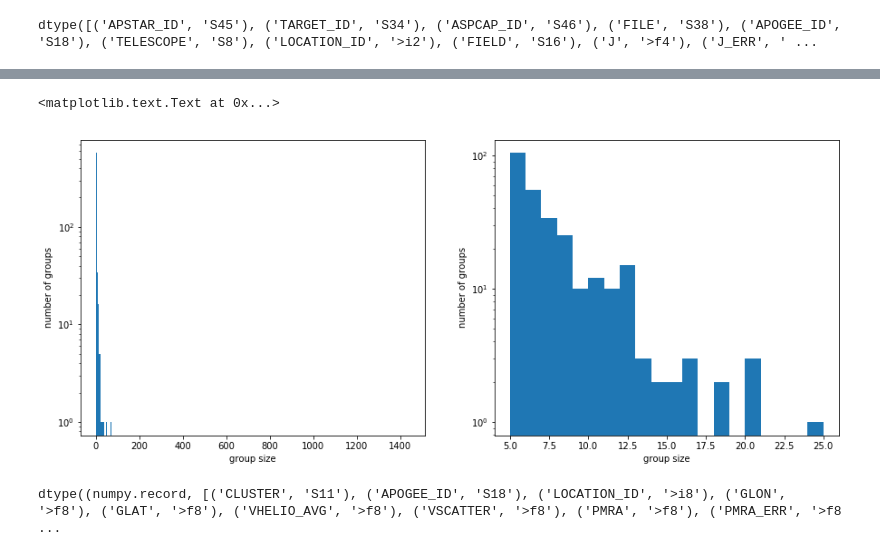
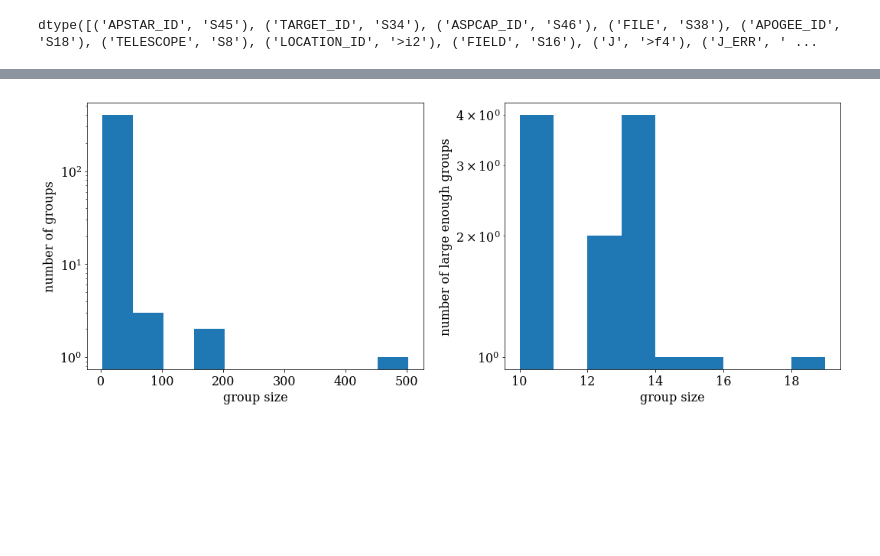
Before and after one commit to npricejones/clustercases, a Jupyter notebook: makeastronnfile.ipynb, the cells around one changed output, grey strips where cells are left out. Drawn from its saved outputs; the diff is of its cells as text; code cells hidden in the pictures; blank space fills up the shorter version.

```diff
--- a/makeastronnfile.ipynb
+++ b/makeastronnfile.ipynb
@@ -132,8 +178,9 @@ def gen_condition(elems,uplim,downlim,snrlim):
     return good
 # %%
 #elems = ['C','N','O','MG','AL','SI','P','S','K','CA','TI','V','CR','MN','FE','CO','NI']
-elems = ['C','N','O','MG','AL','SI','S','K','CA','TI','V','CR','MN','FE','NI']
-elems = ['C','N','O','MG','AL','SI','K','CA','FE','NI']
+elems = ['C','N','O','MG','AL','SI','S','K','CA','TI','V','MN','FE','NI']
+#elems = ['C','O','MG','AL','SI','S','CA','MN','FE','NI']
+#elems = ['C','N','O','MG','AL','SI','K','CA','FE','NI']
 def gen_condition(elems,uplim,downlim,snrlim):
     good = (allStar['SNR']>snrlim)
     for elem in elems:
@@ -166,6 +213,7 @@ for elem in elems:
     plt.hist(data[goodstars])
     plt.subplot(122)
     plt.hist(err[goodstars])
+    plt.tight_layout()
 
 plt.figure()
 plt.hist(allStar['SNR'][goodstars])
@@ -216,10 +286,12 @@ typ
 # %%
 # 0.15 - 0.17 seems to do the trick, as predicted for the optimistic case from paper when using 17 elems
 # 15 elems? - 0.125
-scalerange = np.arange(0.08,0.11,0.001)
+#scalerange = np.arange(0.08,0.11,0.005) # 10 elems
+scalerange = np.arange(0.1,0.14,0.005) # 15 elems
+#scalerange = np.arange(0.15,0.20,0.005) # 17 elems
 labellist = []
-for scale in scalerange:
-    print(scale)
+for s,scale in enumerate(scalerange):
+    print(s+1,len(scalerange),scale)
     db = DBSCAN(min_samples=3,
                 eps=scale*typ,n_jobs=1,
                 metric='precomputed').fit(dists)
@@ -247,11 +311,16 @@ for scale in scalerange:
 pcountls = []
 plabls = []
 csils = []
+allsils = []
 for l,labs in enumerate(labellist):
     print(l+1,len(scalerange))
     pcount,plabs = membercount(labs)
     minsize=9
-    sils = silhouette_samples(abundances,labs)
+    try:
+        sils = silhouette_samples(abundances,labs)
+    except ValueError:
+        sils = -np.ones(len(labs))
+    allsils.append(sils)
     clustersils = np.array([np.mean(sils[labs==lab]) for lab in plabs])
     goodlabs = (pcount>=minsize) & (plabs > -1) & (clustersils > 0)
     csils.append(clustersils)
@@ -331,10 +373,10 @@ for minsize in sizes:
 # %%
-minsize=5
-l = 8
-labs = labellist[l]
-clustersils = csils[l]
-pcount = pcountls[l]
-plabs = plabls[l]
+minsize=10
+scale = 5
+labs = labellist[scale]
+clustersils = csils[scale]
+pcount = pcountls[scale]
+plabs = plabls[scale]
 goodlabs = (pcount>=minsize) & (plabs > -1) & (clustersils > 0)
 goodinds = []
 recolour = []
@@ -359,22 +392,19 @@ plt.hist(clustersils)
 # %%
 plt.figure(figsize=(15,6))
 ax = plt.subplot(121)
 ax.set_yscale('log')
-plt.hist(pcount[plabs>-1],bins = np.arange(np.min(pcount[plabs>-1]),np.max(pcount[plabs>-1])+1))
+plt.hist(pcount[plabs>-1])#,bins = np.arange(np.min(pcount[plabs>-1]),np.max(pcount[plabs>-1])+1))
 plt.xlabel('group size')
 plt.ylabel('number of groups')
 ax = plt.subplot(122)
 ax.set_yscale('log')
 plt.hist(pcount[goodlabs],bins = np.arange(np.min(pcount[goodlabs]),np.max(pcount[goodlabs])+1))
 plt.xlabel('group size')
-plt.ylabel('number of groups')
+plt.ylabel('number of large enough groups')
+plt.tight_layout()
+plt.savefig('minsize{0}_scale{1}_elems{2}_sizehist.jpg'.format(minsize,np.round(scalerange[scale],3),len(elems)))
 # %% [output]
-<matplotlib.text.Text at 0x...>
-[figure, old version]
+[figure, new version]
-# %%
-mem.dtype
-# %% [output]
-dtype((numpy.record, [('CLUSTER', 'S11'), ('APOGEE_ID', 'S18'), ('LOCATION_ID', '>i8'), ('GLON', '>f8'), ('GLAT', '>f8'), ('VHELIO_AVG', '>f8'), ('VSCATTER', '>f8'), ('PMRA', '>f8'), ('PMRA_ERR', '>f8 ...
 # %%
 cls = afits.open('occam_cluster-DR14.fits')
 cls = cls[1].data
```
Also changed, not shown: parts of 24 cells of this notebook, 1 other file.
